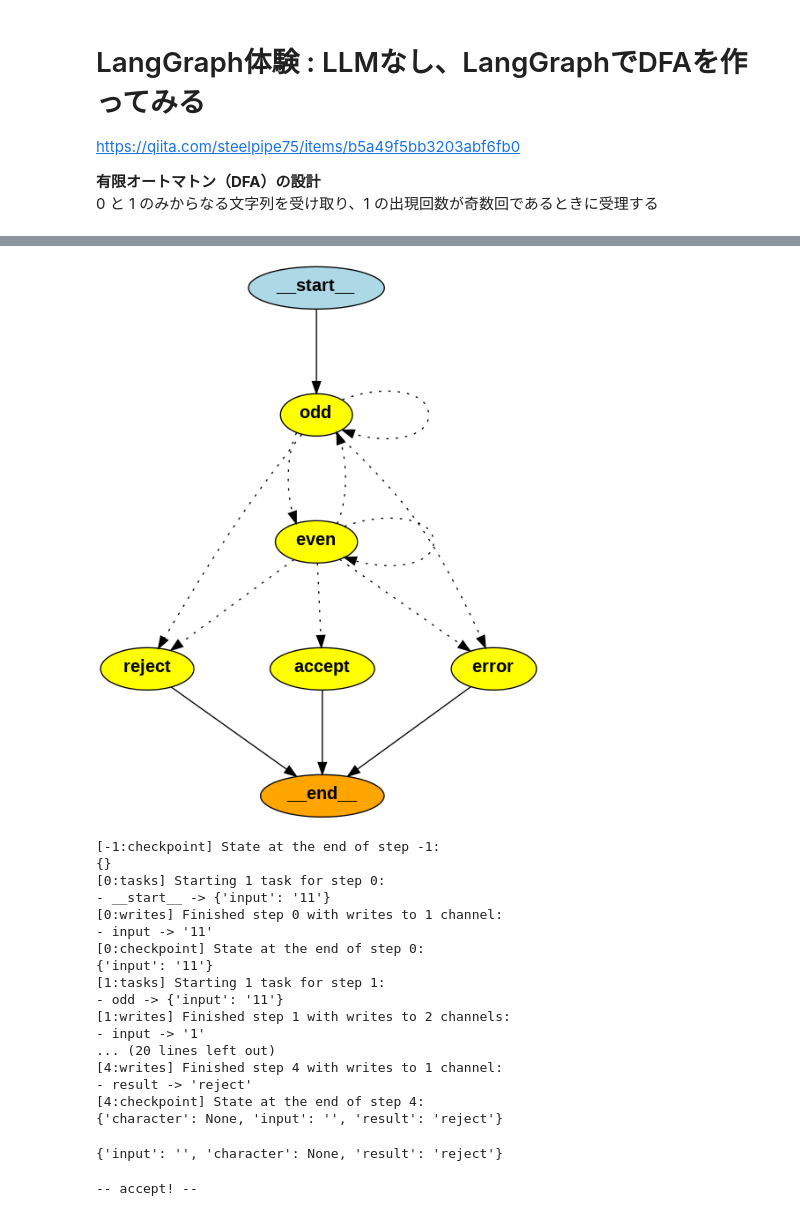
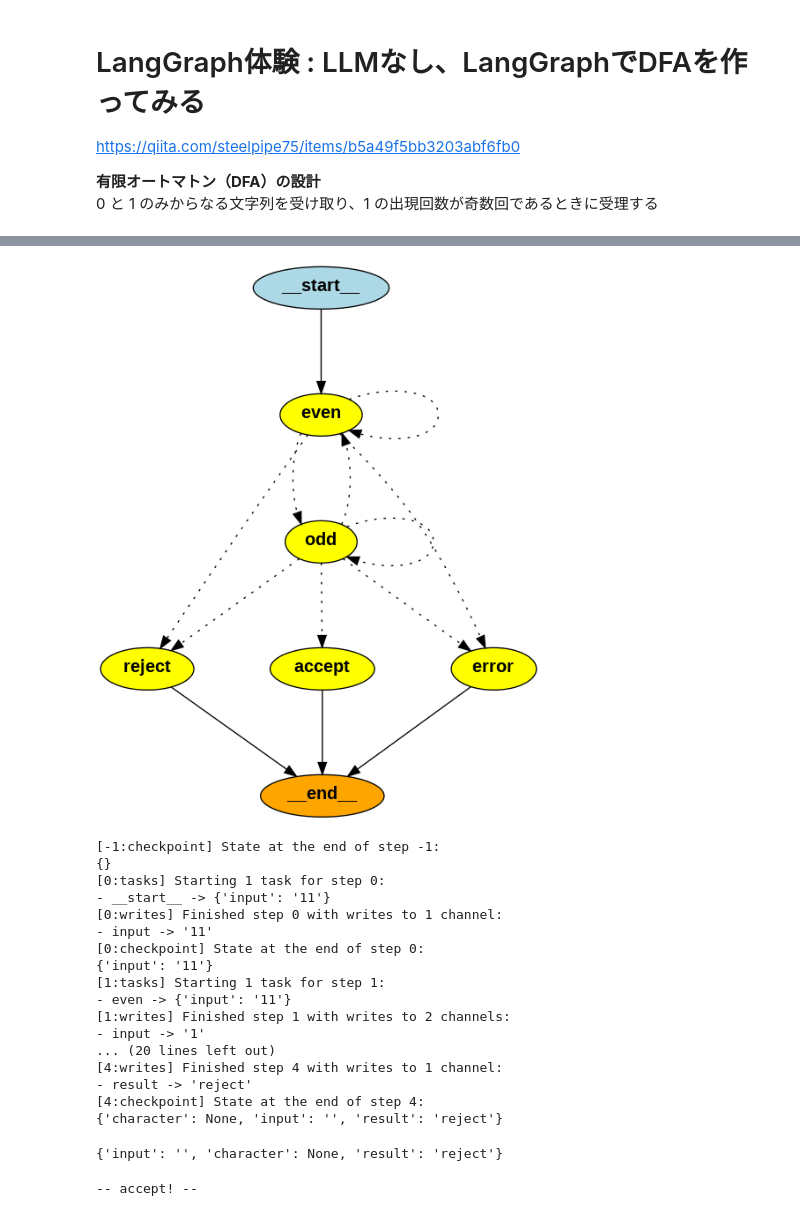
Before and after one commit to steelpipe75/learn-langgraph, a Jupyter notebook: LangGraph_DFA/LangGraph_DFA1.ipynb, the cells around one changed output, grey strips where cells are left out. Saved outputs shown, nothing was run; the diff lists cells and outputs as text; code cells hidden in the pictures.

```diff
--- a/LangGraph_DFA/LangGraph_DFA1.ipynb
+++ b/LangGraph_DFA/LangGraph_DFA1.ipynb
@@ -81,10 +81,21 @@ def error(state: State):
     print("-- error! --")
     return {"result": "error"}
 
+def routing_odd(state: State):
+    character = state["character"]
+    if character == None:
+        return "accept"
+    elif character == "1":
+        return "even"
+    elif character == "0":
+        return "odd"
+    else:
+        return "error"
+
 def routing_even(state: State):
     character = state["character"]
     if character == None:
-        return "accept"
+        return "reject"
     elif character == "1":
         return "odd"
     elif character == "0":
@@ -92,38 +103,27 @@ def routing_even(state: State):
     else:
         return "error"
 
-def routing_odd(state: State):
-    character = state["character"]
-    if character == None:
-        return "reject"
-    elif character == "1":
-        return "even"
-    elif character == "0":
-        return "odd"
-    else:
-        return "error"
-
 graph_builder = StateGraph(State)
 
+graph_builder.add_node("even",   next)
 graph_builder.add_node("odd",    next)
-graph_builder.add_node("even",   next)
 graph_builder.add_node("accept", accept)
 graph_builder.add_node("reject", reject)
 graph_builder.add_node("error",  error)
 
-graph_builder.set_entry_point("odd")
+graph_builder.set_entry_point("even")
 graph_builder.set_finish_point("accept")
 graph_builder.set_finish_point("reject")
 
 graph_builder.add_conditional_edges(
     source="even",
     path=routing_even,
-    path_map={"accept": "accept", "reject": "reject", "error": "error", "even": "even", "odd": "odd"},
+    path_map={"reject": "reject", "error": "error", "even": "even", "odd": "odd"},
 )
 graph_builder.add_conditional_edges(
     source="odd",
     path=routing_odd,
-    path_map={"reject": "reject", "error": "error", "even": "even", "odd": "odd"},
+    path_map={"accept": "accept", "reject": "reject", "error": "error", "even": "even", "odd": "odd"},
 )
 
 graph = graph_builder.compile()
@@ -153,7 +153,7 @@ graph TD;
 # %%
 try:
     display(Image(graph.get_graph().draw_mermaid_png()))
-except Exception:
+except Exception as e:
     print(f"グラフの描画中にエラーが発生しました: {e}") # 描画中に発生したエラーを出力する
     pass
 # %% [output]
@@ -161,11 +164,11 @@ except Exception:
 # %%
 try:
     display(Image(graph.get_graph().draw_png()))
-except Exception:
+except Exception as e:
     print(f"グラフの描画中にエラーが発生しました: {e}") # 描画中に発生したエラーを出力する
     pass
 # %% [output]
-[figure, old version]
+[figure, new version]
 # %%
 graph.invoke({"input": "11"}, debug=True) # 偶数 : 拒否
 # %% [output]
@@ -178,7 +181,7 @@ graph.invoke({"input": "11"}, debug=True) # 偶数 : 拒否
 [0:checkpoint] State at the end of step 0:
 {'input': '11'}
 [1:tasks] Starting 1 task for step 1:
-- odd -> {'input': '11'}
+- even -> {'input': '11'}
 [1:writes] Finished step 1 with writes to 2 channels:
 - input -> '1'
 ... (20 lines left out)
```
Also changed, not shown: parts of 4 cells of this notebook.
